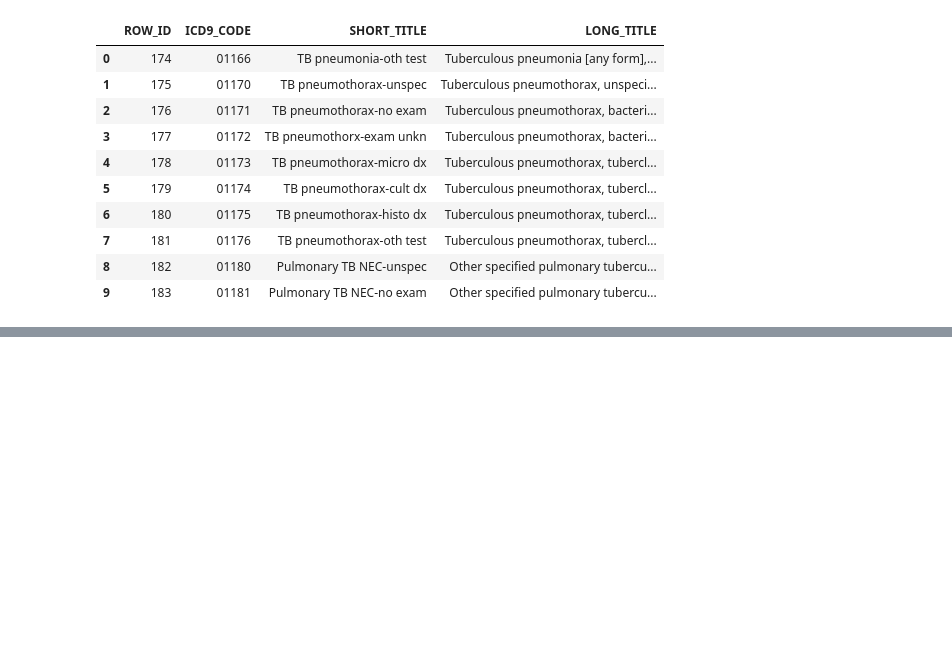
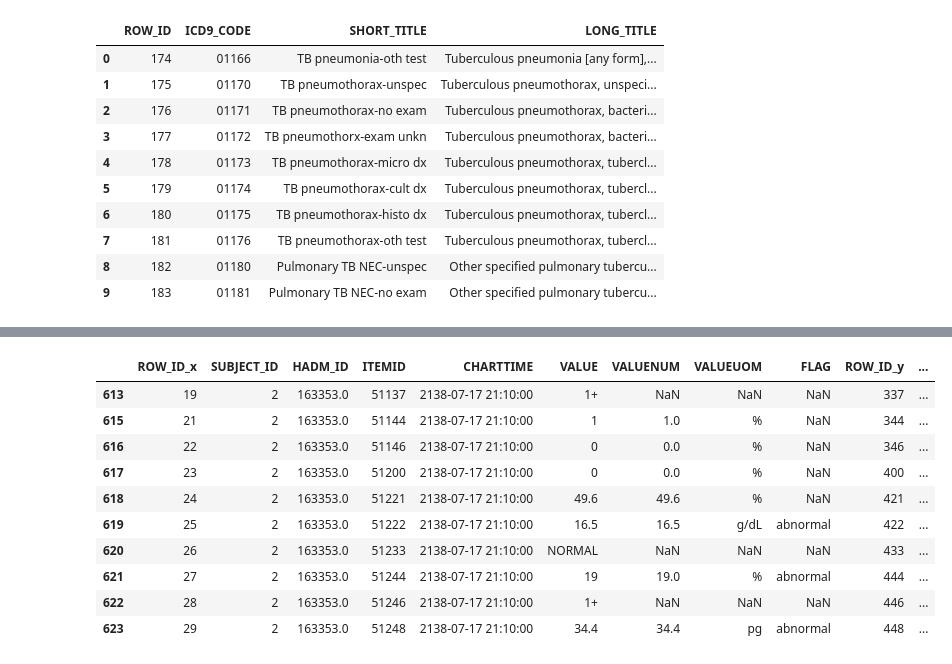
Before and after one commit to liuzi/Clinic-Analysis, a Jupyter notebook: Clustering.ipynb, the cells around one changed output, grey strips where cells are left out. Saved outputs shown, nothing was run; the diff lists cells and outputs as text; code cells hidden in the pictures; blank space fills up the shorter version.

```diff
--- a/Clustering.ipynb
+++ b/Clustering.ipynb
@@ -81,0 +92,3 @@ d_filtered
+# %%
+labevent_df = pd.read_csv('../../data/LABEVENTS.csv', sep=',', encoding='latin1', parse_dates=['CHARTTIME'], dayfirst=True)
+labevent_df[:10]
@@ -81,0 +107,16 @@ d_filtered
+# %%
+labevent_items_df = pd.read_csv('../../data/D_LABITEMS.csv', sep=',', encoding='latin1')
+labevet_detailed_df = pd.merge(labevent_df, labevent_items_df, how='left', on=['ITEMID'])
+labevet_detailed_df.sort_values(by='SUBJECT_ID')[:10]
+# %% [output]
+|  | ROW_ID_x | SUBJECT_ID | HADM_ID | ITEMID | CHARTTIME | VALUE | VALUENUM | VALUEUOM | FLAG | ROW_ID_y | ... |
+| 613 | 19 | 2 | 163353.0 | 51137 | 2138-07-17 21:10:00 | 1+ | NaN | NaN | NaN | 337 | ... |
+| 615 | 21 | 2 | 163353.0 | 51144 | 2138-07-17 21:10:00 | 1 | 1.0 | % | NaN | 344 | ... |
+| 616 | 22 | 2 | 163353.0 | 51146 | 2138-07-17 21:10:00 | 0 | 0.0 | % | NaN | 346 | ... |
+| 617 | 23 | 2 | 163353.0 | 51200 | 2138-07-17 21:10:00 | 0 | 0.0 | % | NaN | 400 | ... |
+| 618 | 24 | 2 | 163353.0 | 51221 | 2138-07-17 21:10:00 | 49.6 | 49.6 | % | NaN | 421 | ... |
+| 619 | 25 | 2 | 163353.0 | 51222 | 2138-07-17 21:10:00 | 16.5 | 16.5 | g/dL | abnormal | 422 | ... |
+| 620 | 26 | 2 | 163353.0 | 51233 | 2138-07-17 21:10:00 | NORMAL | NaN | NaN | NaN | 433 | ... |
+| 621 | 27 | 2 | 163353.0 | 51244 | 2138-07-17 21:10:00 | 19 | 19.0 | % | abnormal | 444 | ... |
+| 622 | 28 | 2 | 163353.0 | 51246 | 2138-07-17 21:10:00 | 1+ | NaN | NaN | NaN | 446 | ... |
+| 623 | 29 | 2 | 163353.0 | 51248 | 2138-07-17 21:10:00 | 34.4 | 34.4 | pg | abnormal | 448 | ... |
```
Also changed, not shown: parts of 19 cells of this notebook.
